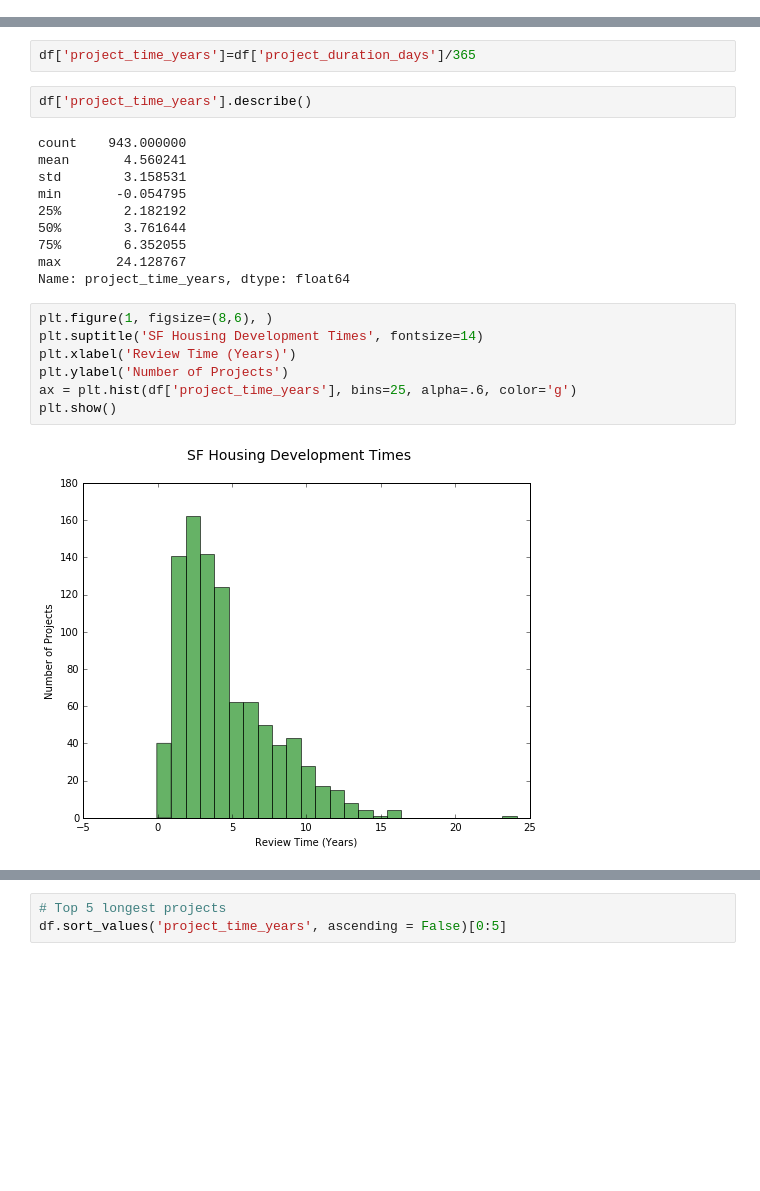
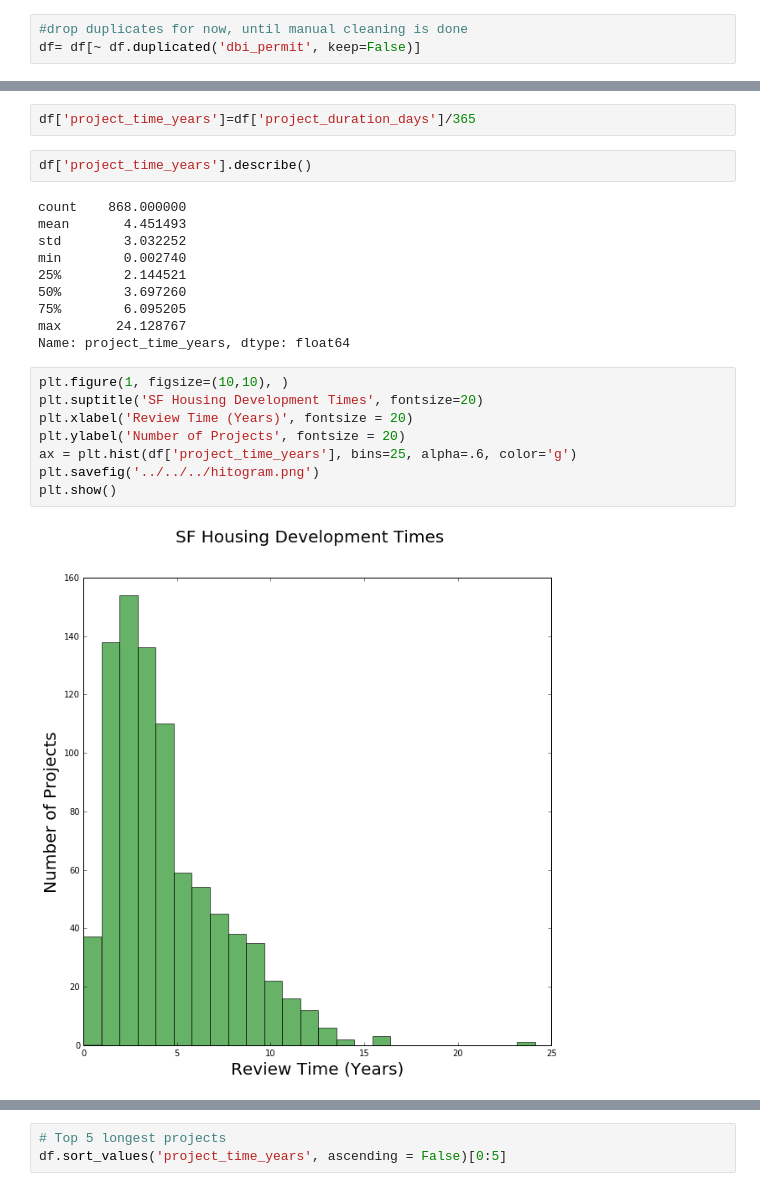
Before and after one commit to sfbrigade/datasci-housing-pipeline, a Jupyter notebook: analysis/average_project_length/brian/Summary_Analysis.ipynb, the cells around one changed output, grey strips where cells are left out. Cells and saved outputs as stored; diff of their text form; blank space fills up the shorter version.

Commit message:
continued work on data summary. fixed some permit variables

```diff
--- a/analysis/average_project_length/brian/Summary_Analysis.ipynb
+++ b/analysis/average_project_length/brian/Summary_Analysis.ipynb
@@ -21,0 +26,3 @@ df=df[pd.notnull(df['comp_date'])]
+# %%
+#drop duplicates for now, until manual cleaning is done
+df= df[~ df.duplicated('dbi_permit', keep=False)]
@@ -46,24 +57,25 @@ df['project_time_years']=df['project_duration_days']/365
 # %%
 df['project_time_years'].describe()
 # %% [output]
-count    943.000000
-mean       4.560241
-std        3.158531
-min       -0.054795
-25%        2.182192
-50%        3.761644
-75%        6.352055
+count    868.000000
+mean       4.451493
+std        3.032252
+min        0.002740
+25%        2.144521
+50%        3.697260
+75%        6.095205
 max       24.128767
 Name: project_time_years, dtype: float64
 # %%
-plt.figure(1, figsize=(8,6), )
-plt.suptitle('SF Housing Development Times', fontsize=14)
-plt.xlabel('Review Time (Years)')
-plt.ylabel('Number of Projects')
+plt.figure(1, figsize=(10,10), )
+plt.suptitle('SF Housing Development Times', fontsize=20)
+plt.xlabel('Review Time (Years)', fontsize = 20)
+plt.ylabel('Number of Projects', fontsize = 20)
 ax = plt.hist(df['project_time_years'], bins=25, alpha=.6, color='g')
+plt.savefig('../../../hitogram.png')
 plt.show()
 # %% [output]
-[figure, old version]
+[figure, new version]
 # %%
 plt.figure(1, figsize=(8,6), )
 plt.suptitle('SF Housing Development Times', fontsize=14)
```
Also changed, not shown: parts of 16 cells of this notebook, 39 other files.
